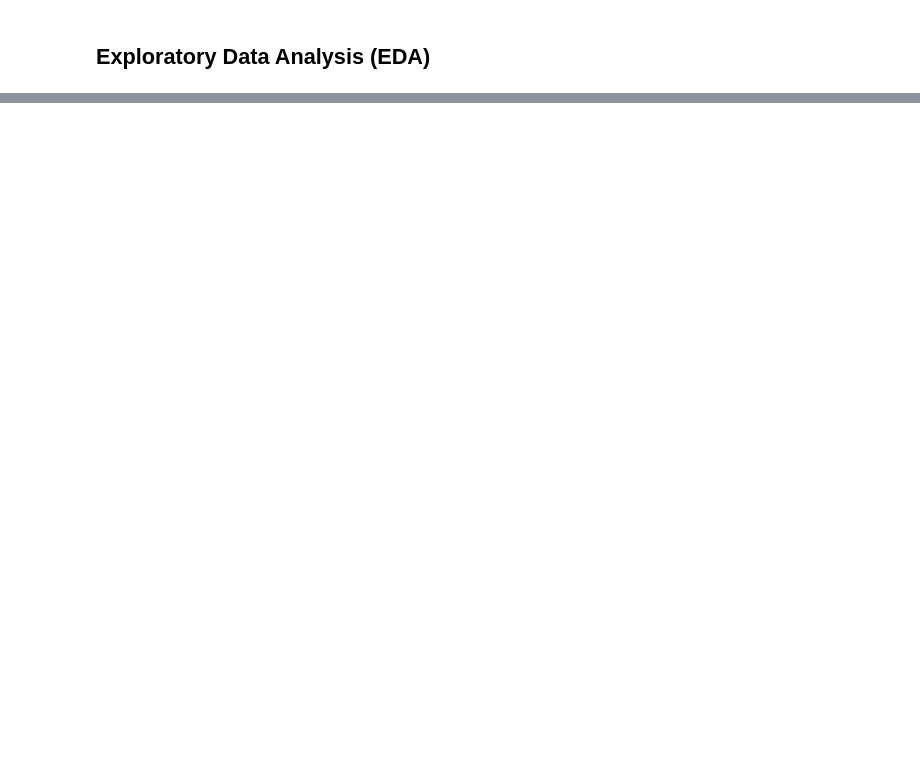
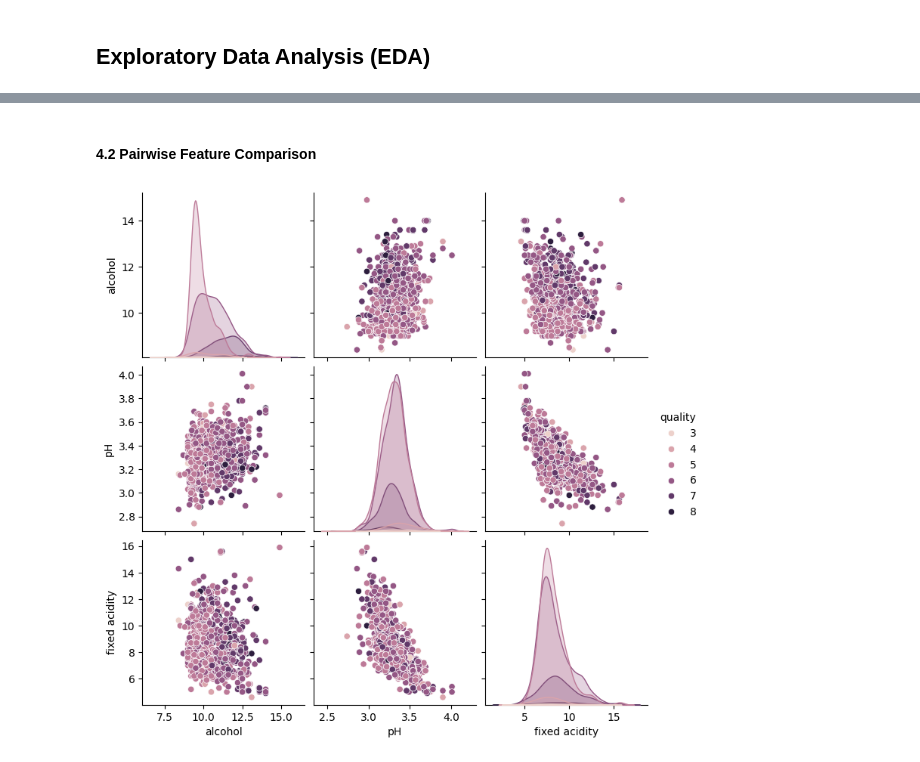
Before and after one commit to iammuhammadhassaaan/ML-Projects, a Jupyter notebook: 04_wine_quality_prediction/notebooks/01_wine_quality_prediction.ipynb, the cells around one changed output, grey strips where cells are left out. Drawn from its saved outputs; the diff is of its cells as text; code cells hidden in the pictures; blank space fills up the shorter version.

```diff
--- a/04_wine_quality_prediction/notebooks/01_wine_quality_prediction.ipynb
+++ b/04_wine_quality_prediction/notebooks/01_wine_quality_prediction.ipynb
@@ -131,0 +486,9 @@ import pickle
+# %% [markdown]
+#### 4.2 Pairwise Feature Comparison
+# %%
+# using pariplots to explore realtionships between features
+pairplot_features = ['alcohol', 'pH', 'fixed acidity', 'quality']
+sns.pairplot(df[pairplot_features], hue='quality', diag_kind='kde')
+plt.show()
+# %% [output]
+[figure, added]
```
Also changed, not shown: parts of 66 cells of this notebook.
